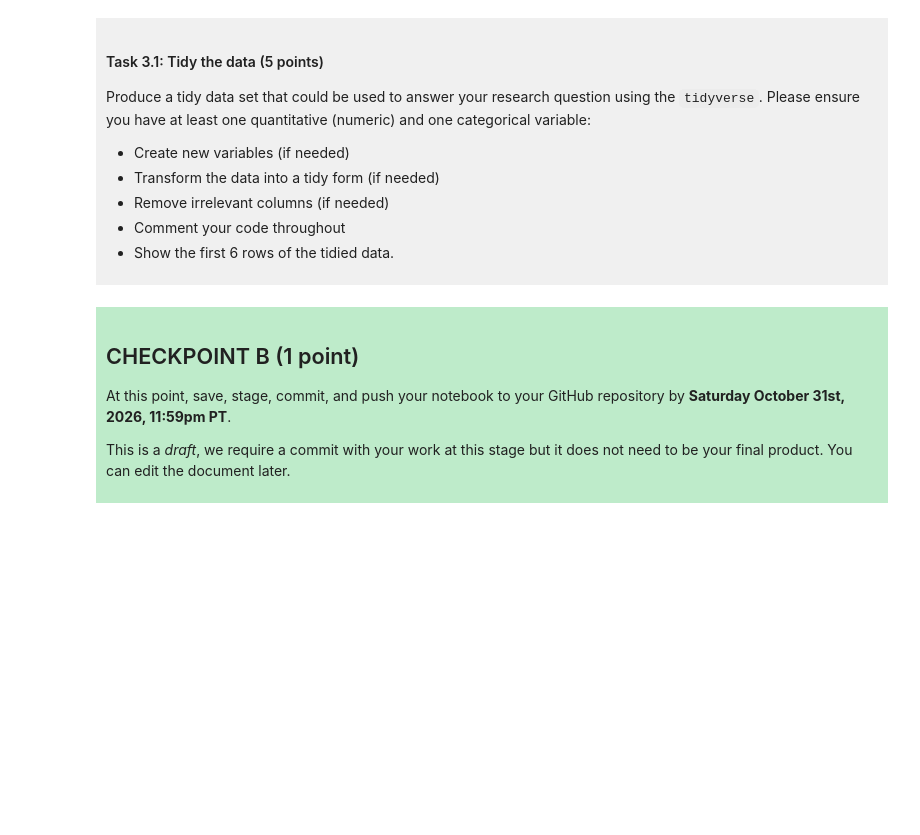
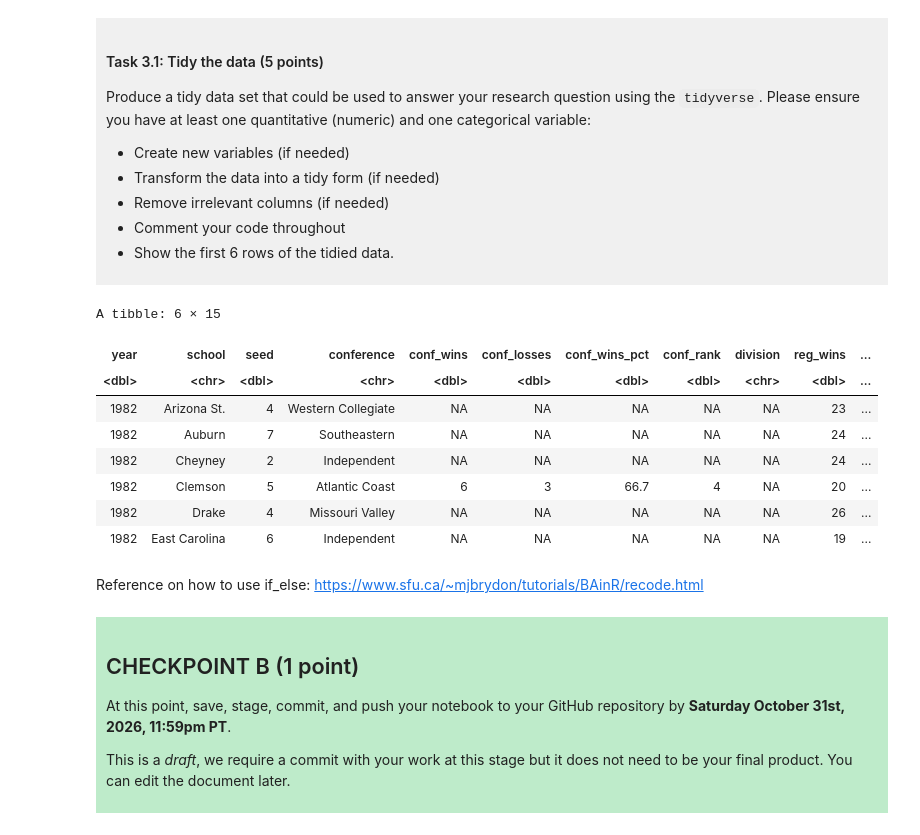
Before and after one commit to yihaowang-a11y/dsci-100-project-yihao-wang, a Jupyter notebook: dsci-100-project-notebook.ipynb, the cells around one changed output. Drawn from its saved outputs; the diff is of its cells as text; code cells hidden in the pictures; blank space fills up the shorter version.

```diff
--- a/dsci-100-project-notebook.ipynb
+++ b/dsci-100-project-notebook.ipynb
@@ -193,3 +213,33 @@ Produce a tidy data set that could be used to answer your research question usin
+# %%
+
+top_8 <- c("top_8_loss", "top_4_loss", "top_2_loss", "champ")
+wmm_8_col <- wmm_data |>
+    mutate(top_8 = if_else(tourney_finish %in% top_8, "top_8", "not_top_8")) |>
+    mutate(top_8 = as_factor(top_8))
+#Add a categoric column that determined whether the team of the data made into the top 8 in the Tourney, tourney_finish at (top_8_loss, top_4_loss, top_2_loss, champ).
+
+wmm_total_n_games <- wmm_8_col |>
+    mutate(before_tourney_total_played = (total_wins + total_losses) - (tourney_wins + tourney_losses))
+#Add a numeric column of total games the team of the data played before the Tourney for possible future predictors.
+
+wmm_delete_cols <- wmm_total_n_games |>
+    select(-first_game_at_home, -tourney_finish, -tourney_wins, -tourney_losses, -total_wins, -total_losses, -total_wins_pct)
+#Delete using select any column that does not immediately seems to help determined if the team make it to top 8 or not.
+
+head(wmm_delete_cols)
+#First 6 rows of data
+# %% [output]
+A tibble: 6 × 15
+| year | school | seed | conference | conf_wins | conf_losses | conf_wins_pct | conf_rank | division | reg_wins | ... |
+| <dbl> | <chr> | <dbl> | <chr> | <dbl> | <dbl> | <dbl> | <dbl> | <chr> | <dbl> | ... |
+| 1982 | Arizona St. | 4 | Western Collegiate | NA | NA | NA | NA | NA | 23 | ... |
+| 1982 | Auburn | 7 | Southeastern | NA | NA | NA | NA | NA | 24 | ... |
+| 1982 | Cheyney | 2 | Independent | NA | NA | NA | NA | NA | 24 | ... |
+| 1982 | Clemson | 5 | Atlantic Coast | 6 | 3 | 66.7 | 4 | NA | 20 | ... |
+| 1982 | Drake | 4 | Missouri Valley | NA | NA | NA | NA | NA | 26 | ... |
+| 1982 | East Carolina | 6 | Independent | NA | NA | NA | NA | NA | 19 | ... |
+# %% [markdown]
+Reference on how to use if_else: https://www.sfu.ca/~mjbrydon/tutorials/BAinR/recode.html
 # %% [markdown]
 <div style="background-color: #beebca; padding: 10px;">
 
```
Also changed, not shown: parts of 4 cells of this notebook.
